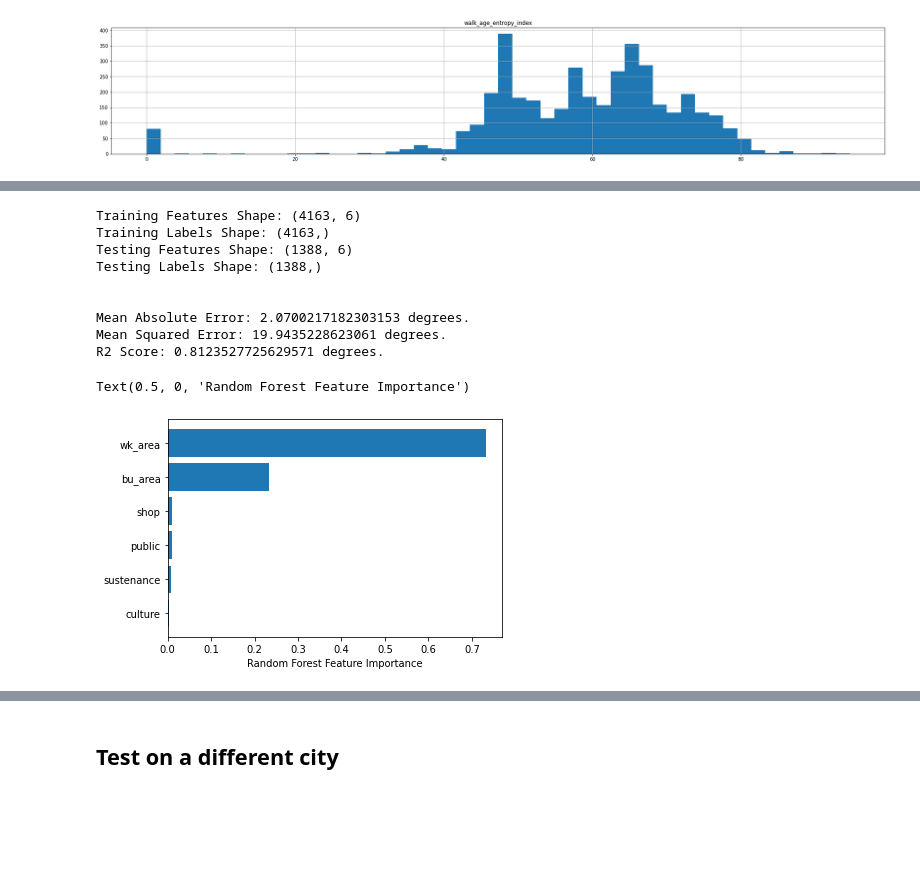
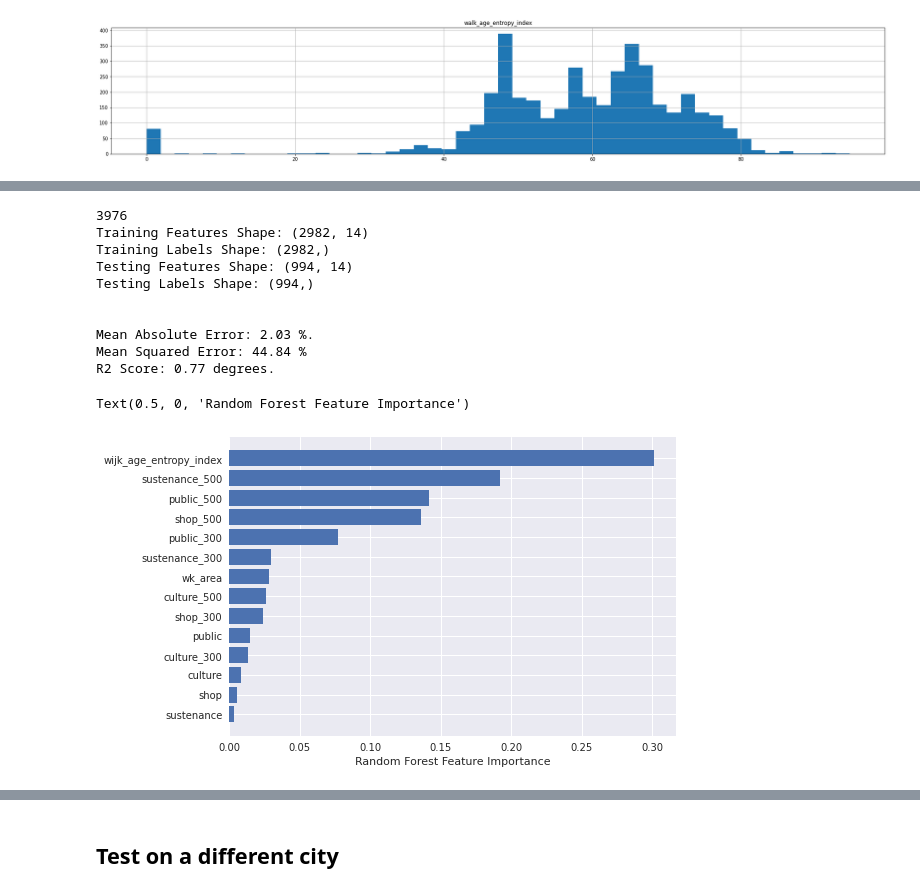
Before and after one commit to MiliasV/coaccessibility, a Jupyter notebook: notebooks/exploration.ipynb, the cells around one changed output, grey strips where cells are left out. Cells and saved outputs as stored; diff of their text form; code cells hidden in the pictures; blank space fills up the shorter version.

```diff
--- a/notebooks/exploration.ipynb
+++ b/notebooks/exploration.ipynb
@@ -117,57 +126,74 @@ R2 Score: 0.4035328938393328 degrees.
 import numpy as np
 import matplotlib.pyplot as plt
 from sklearn.ensemble import RandomForestRegressor
-from sklearn.model_selection import train_test_split
+from sklearn.model_selection import train_test_split, cross_validate
 from sklearn.metrics import mean_absolute_error, mean_squared_error, r2_score
+# import sklearn
+# print(sklearn.metrics.SCORERS.keys())
 
 labels = np.array(df['walk_age_entropy_index'])
+print(labels.size)
 # features = np.random.rand(1834+612,1)
-feature_names = [ "wk_area", "bu_area", "shop", "public", "culture", "sustenance"]
+feature_names = [ "wijk_age_entropy_index","wk_area",
+                "public_300", "sustenance_300", "culture_300", "shop_300",
+                "public_500", "sustenance_500", "culture_500", "shop_500",
+                "shop", "sustenance", "culture", "public"]
 
 features = np.array(df[feature_names])
 # "shop", "public", "culture", "sustenance"
+
+rf = RandomForestRegressor(n_estimators = 1000, random_state = None)
+
+# #cross validation
+# scor = {'mae': 'neg_mean_absolute_error',
+#         'mse': 'neg_mean_squared_error',
+#         'r2': 'r2'}
+# scores = cross_validate(rf, features, labels, cv=10, scoring=scor)
+
+# # # Print out the mean absolute error (mae)
+# print('Mean Absolute Error:', abs(round(scores['test_mae'].mean(),2)), '%.')
+# print('Mean Squared Error:', abs(round(scores['test_mse'].mean(),2)), '%.')
+# print('R2 Score:',abs(round(scores['test_r2'].mean(),2)), '%.\n')
+
+# Holdout method
+
+# Train the model on training data for feature importance estimation
 # Split the data into training and testing sets
 train_features, test_features, train_labels, test_labels = train_test_split(features, labels,
-                                                                            test_size = 0.25, random_state = 42)
+                                                                            test_size = 0.25, random_state = None)
 print('Training Features Shape:', train_features.shape)
 print('Training Labels Shape:', train_labels.shape)
 print('Testing Features Shape:', test_features.shape)
 print('Testing Labels Shape:', test_labels.shape, '\n\n')
 
-# Import the model we are using
-from sklearn.ensemble import RandomForestRegressor
 # Instantiate model with 1000 decision trees
-rf = RandomForestRegressor(n_estimators = 1000, random_state = 42)
-# Train the model on training data
-rf.fit(train_features, train_labels);
-
+rf.fit(train_features, train_labels)
 # Use the forest's predict method on the test data
 predictions = rf.predict(test_features)
 # Calculate the absolute errors
 mean_abs = mean_absolute_error( test_labels, predictions)
 mean_sq = mean_squared_error(test_labels, predictions)
 r2 = r2_score(test_labels, predictions)
 # pear_cor = np.corrcoef(test_labels, predictions)
 
 # Print out the mean absolute error (mae)
-print('Mean Absolute Error:', mean_abs, 'degrees.')
-print('Mean Squared Error:', mean_sq, 'degrees.')
-print('R2 Score:', r2, 'degrees.')
-# print('Pearson correlation:', pear_cor[0][1] )
+print('Mean Absolute Error:', round(mean_abs,2), '%.')
+print('Mean Squared Error:', round(mean_sq,2), '%')
+print('R2 Score:', round(r2,2), 'degrees.')
+
+sorted_idx = rf.feature_importances_.argsort()
+plt.barh([feature_names[i] for i in sorted_idx], rf.feature_importances_[sorted_idx])
+plt.xlabel("Random Forest Feature Importance")
 # %% [output]
-Training Features Shape: (4163, 6)
-Training Labels Shape: (4163,)
-Testing Features Shape: (1388, 6)
-Testing Labels Shape: (1388,)
+3976
+Training Features Shape: (2982, 14)
+Training Labels Shape: (2982,)
+Testing Features Shape: (994, 14)
+Testing Labels Shape: (994,)
 
 
-Mean Absolute Error: 2.0700217182303153 degrees.
-Mean Squared Error: 19.9435228623061 degrees.
-R2 Score: 0.8123527725629571 degrees.
+Mean Absolute Error: 2.03 %.
+Mean Squared Error: 44.84 %
+R2 Score: 0.77 degrees.
+Text(0.5, 0, 'Random Forest Feature Importance')
+[figure, added]
-# %%
-sorted_idx = rf.feature_importances_.argsort()
-plt.barh([feature_names[i] for i in sorted_idx], rf.feature_importances_[sorted_idx])
-plt.xlabel("Random Forest Feature Importance")
-# %% [output]
-Text(0.5, 0, 'Random Forest Feature Importance')
-[figure, removed]
```
Also changed, not shown: parts of 18 cells of this notebook.
